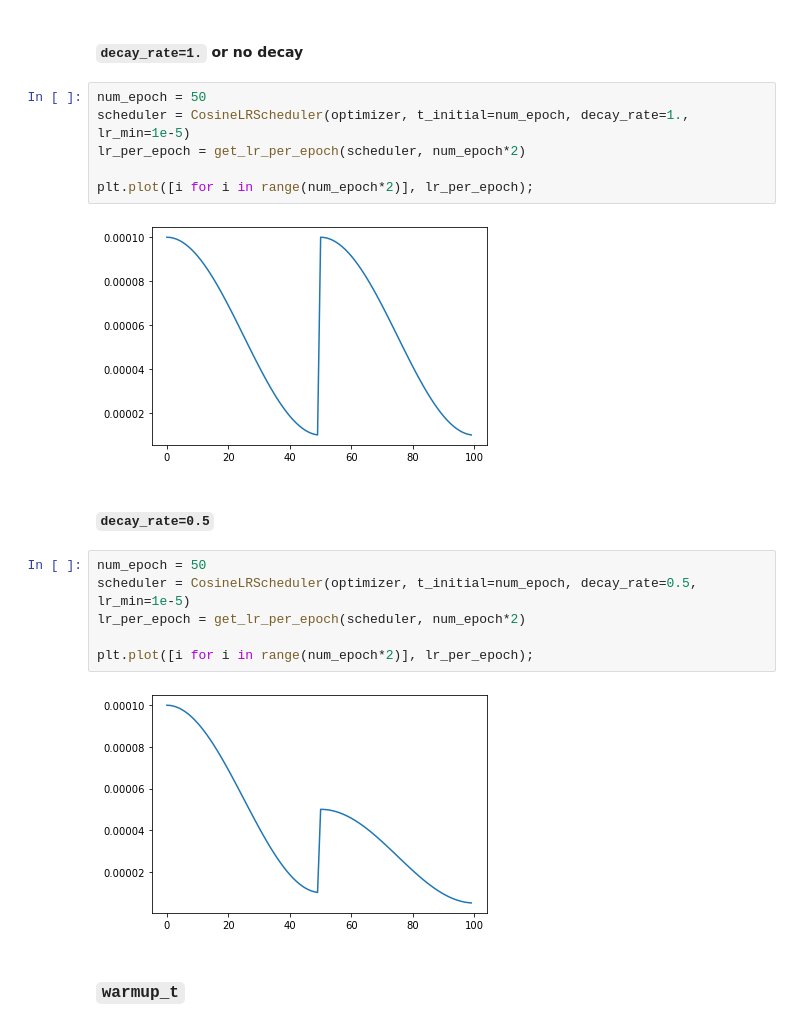
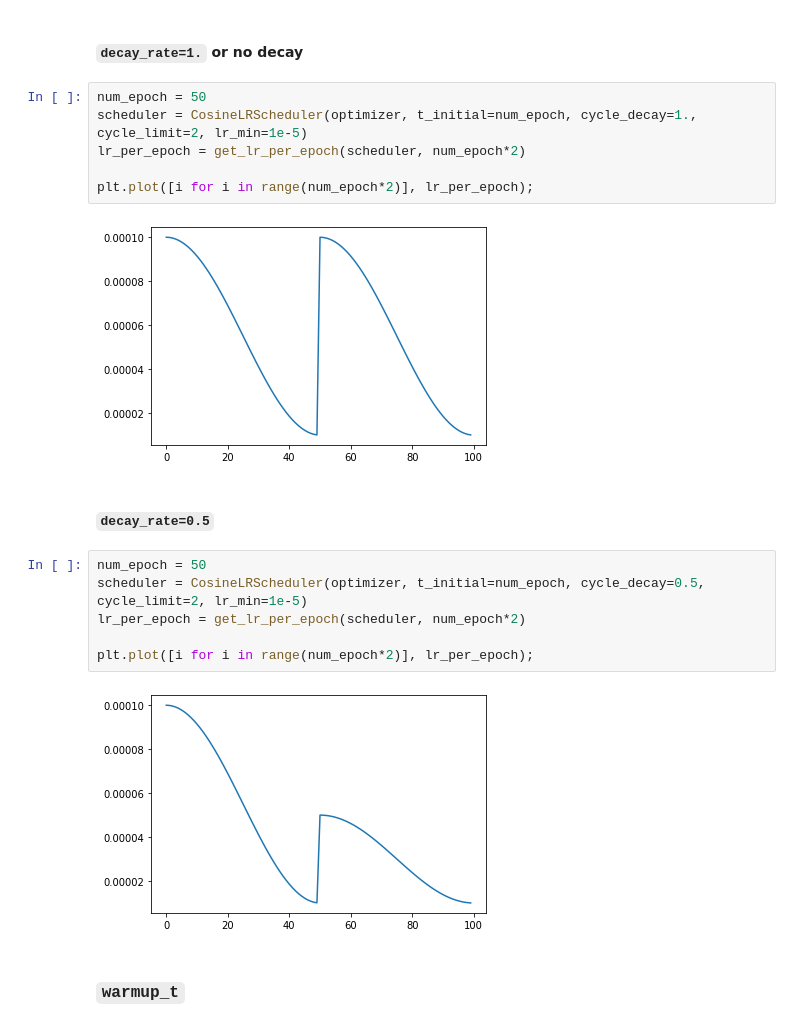
Before and after one commit to fastai/timmdocs, a Jupyter notebook: nbs/07b_SGDR.ipynb, the cells around one changed output. Drawn from its saved outputs; the diff is of its cells as text.

```diff
--- a/nbs/07b_SGDR.ipynb
+++ b/nbs/07b_SGDR.ipynb
@@ -95,22 +97,22 @@ def get_lr_per_epoch(scheduler, num_epoch):
 #### `decay_rate=1.` or no decay
 # %%
 num_epoch = 50
-scheduler = CosineLRScheduler(optimizer, t_initial=num_epoch, decay_rate=1., lr_min=1e-5)
+scheduler = CosineLRScheduler(optimizer, t_initial=num_epoch, cycle_decay=1., cycle_limit=2, lr_min=1e-5)
 lr_per_epoch = get_lr_per_epoch(scheduler, num_epoch*2)
 
 plt.plot([i for i in range(num_epoch*2)], lr_per_epoch);
 # %% [output]
-[figure, old version]
+[figure, new version]
 # %% [markdown]
 #### `decay_rate=0.5`
 # %%
 num_epoch = 50
-scheduler = CosineLRScheduler(optimizer, t_initial=num_epoch, decay_rate=0.5, lr_min=1e-5)
+scheduler = CosineLRScheduler(optimizer, t_initial=num_epoch, cycle_decay=0.5, cycle_limit=2, lr_min=1e-5)
 lr_per_epoch = get_lr_per_epoch(scheduler, num_epoch*2)
 
 plt.plot([i for i in range(num_epoch*2)], lr_per_epoch);
 # %% [output]
-[figure, old version]
+[figure, new version]
 # %% [markdown]
 ### `warmup_t`
 # %% [markdown]
```
Also changed, not shown: parts of 4 cells of this notebook, 6 other files.
